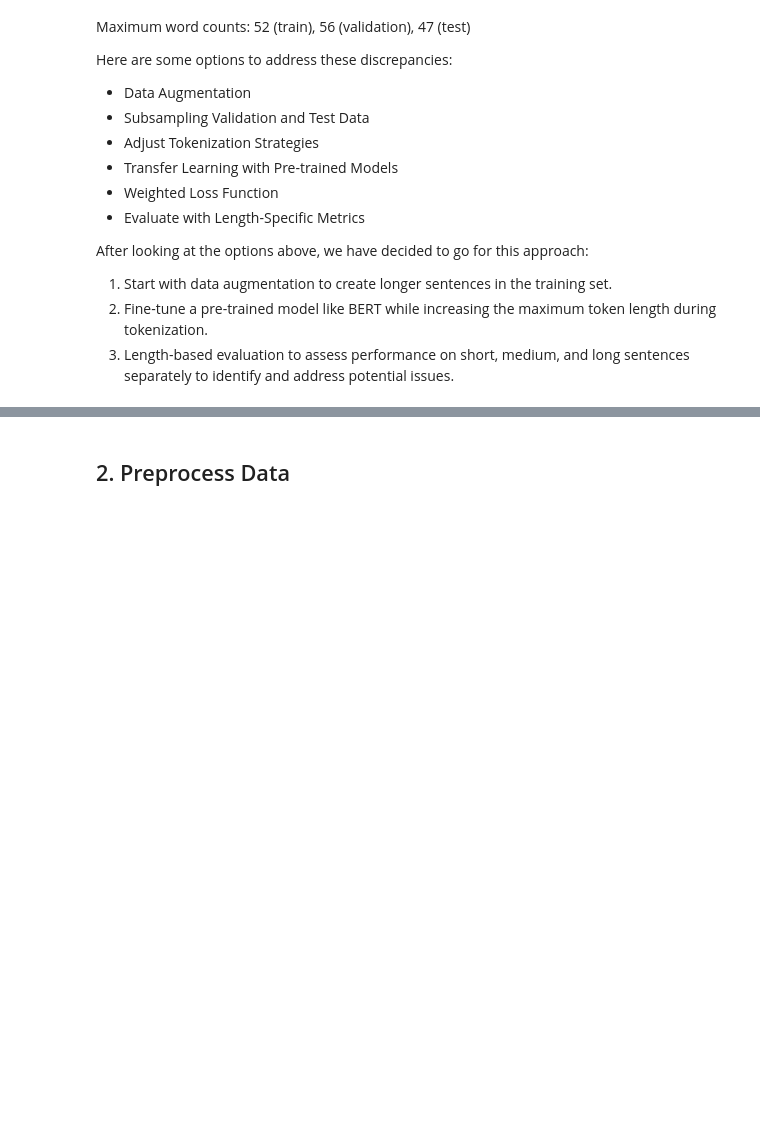
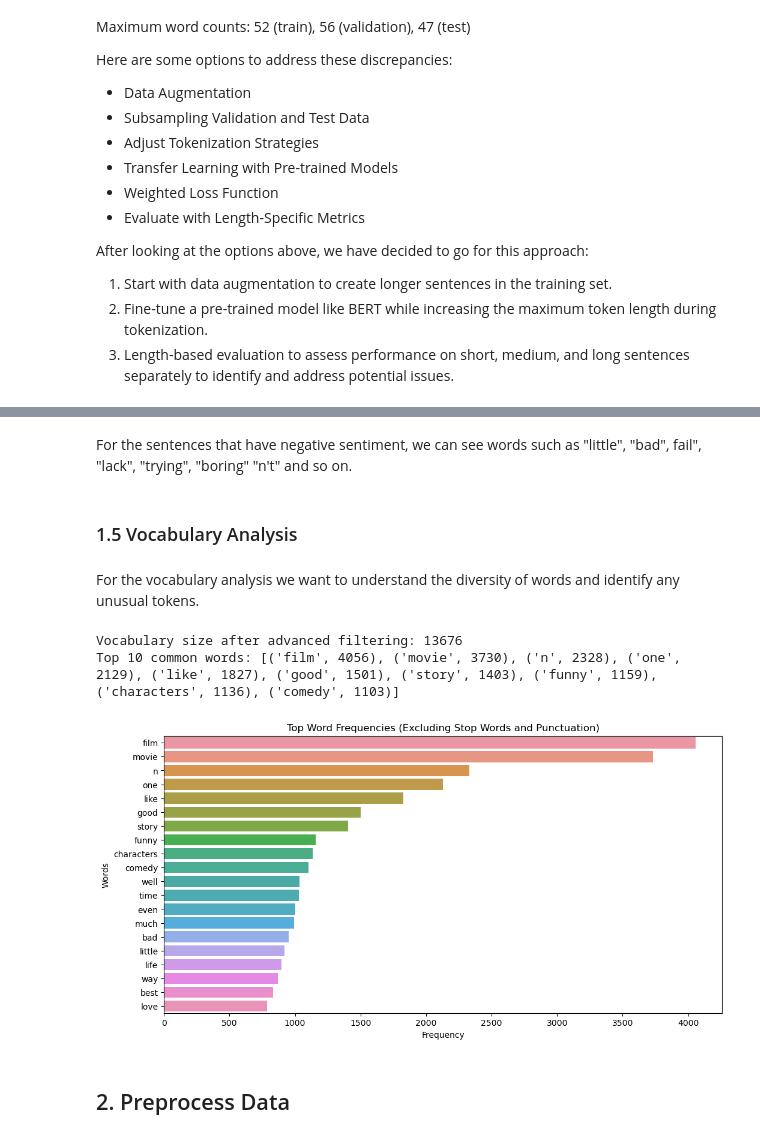
Before and after one commit to alexschillingfhnw/npr-mc2, a Jupyter notebook: notebooks/eda_preprocessing.ipynb, the cells around one changed output, grey strips where cells are left out. Drawn from its saved outputs; the diff is of its cells as text; code cells hidden in the pictures; blank space fills up the shorter version.

```diff
--- a/notebooks/eda_preprocessing.ipynb
+++ b/notebooks/eda_preprocessing.ipynb
@@ -154,3 +172,16 @@ After looking at the options above, we have decided to go for this approach:
+# %% [markdown]
+For the sentences that have negative sentiment, we can see words such as "little", "bad", fail", "lack", "trying", "boring" "n't" and so on.
+# %% [markdown]
+### 1.5 Vocabulary Analysis
+# %% [markdown]
+For the vocabulary analysis we want to understand the diversity of words and identify any unusual tokens.
+# %%
+word_counts = analyze_vocabulary(df_train)
+plot_word_frequency(word_counts)
+# %% [output]
+Vocabulary size after advanced filtering: 13676
+Top 10 common words: [('film', 4056), ('movie', 3730), ('n', 2328), ('one', 2129), ('like', 1827), ('good', 1501), ('story', 1403), ('funny', 1159), ('characters', 1136), ('comedy', 1103)]
+[figure, added]
 # %% [markdown]
 ## 2. Preprocess Data
 # %% [markdown]
```
Also changed, not shown: parts of 6 cells of this notebook, 1 other file.
